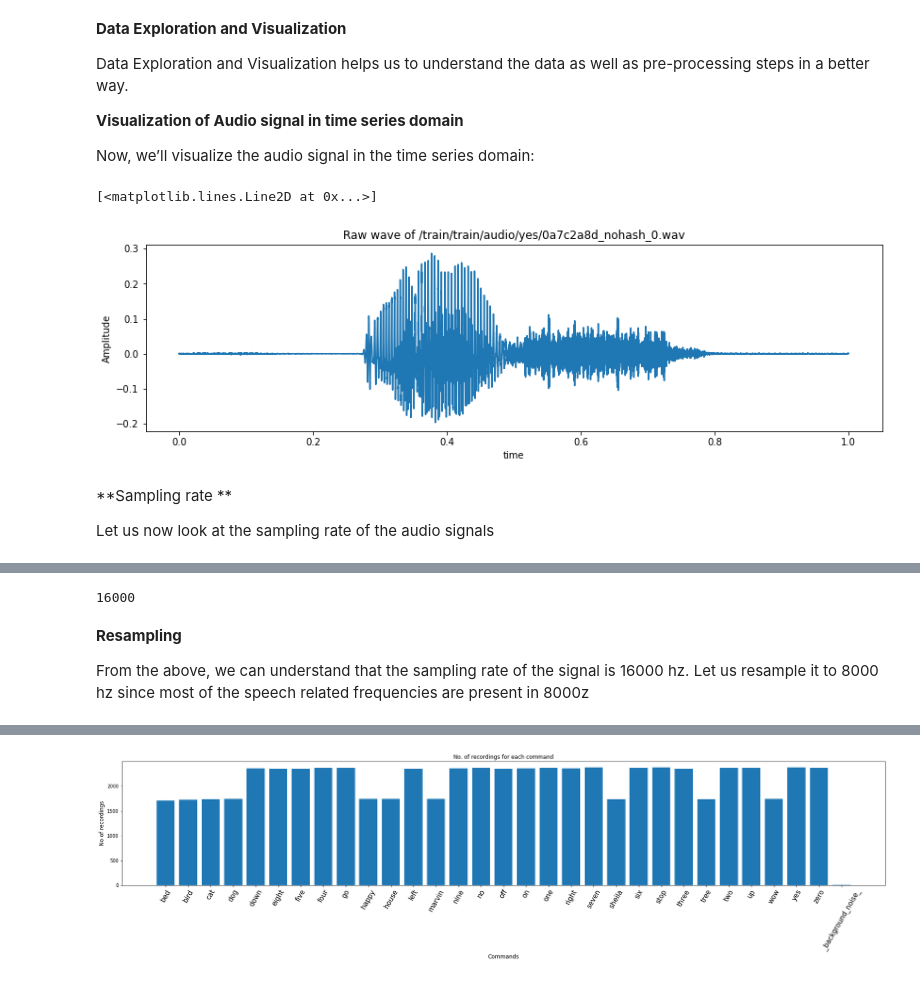
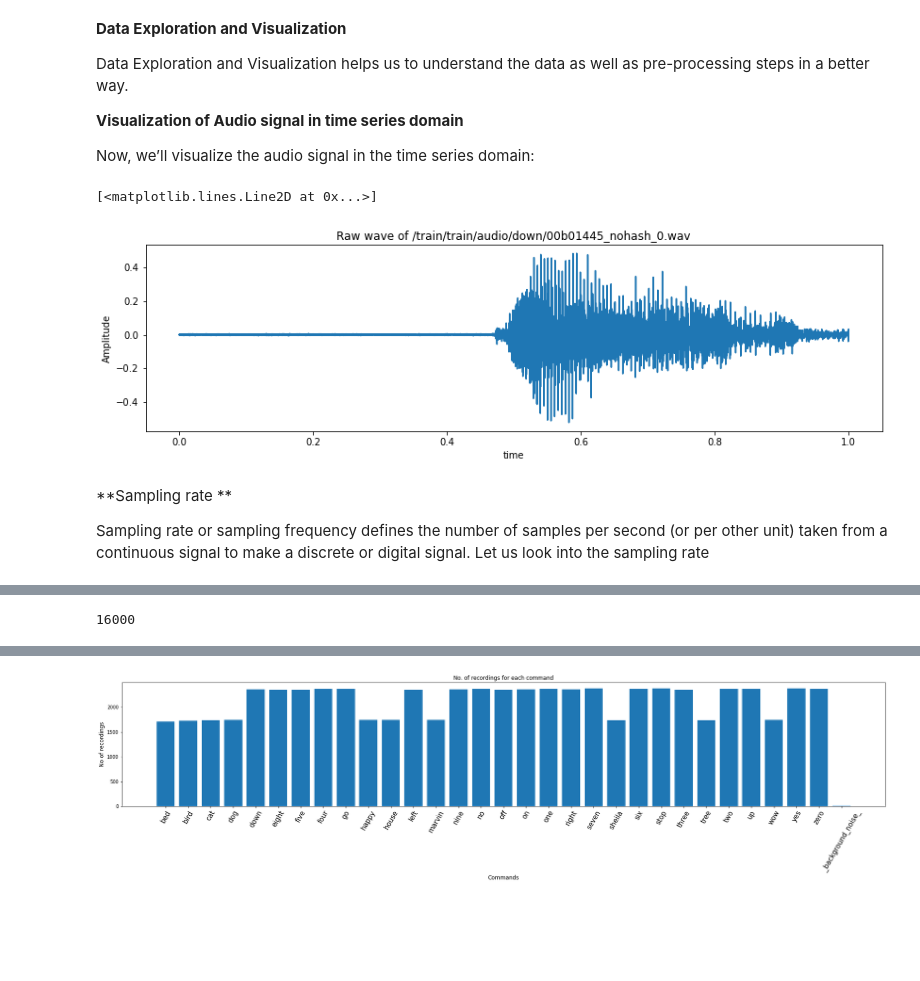
Before and after one commit to Lokesh-MU/speech-recognition, a Jupyter notebook: Speech Recognition.ipynb, the cells around one changed output, grey strips where cells are left out. Drawn from its saved outputs; the diff is of its cells as text; code cells hidden in the pictures; blank space fills up the shorter version.

```diff
--- a/Speech Recognition.ipynb
+++ b/Speech Recognition.ipynb
@@ -65,21 +72,21 @@ Data Exploration and Visualization helps us to understand the data as well as pr
 
 Now, we’ll visualize the audio signal in the time series domain:
 # %%
-train_audio_path = './train/train/audio/'
-samples, sample_rate = librosa.load(train_audio_path+'yes/0a7c2a8d_nohash_0.wav', sr = 16000)
+train_audio = './train/train/audio/'
+samples, sample_rate = librosa.load(train_audio+'down/00b01445_nohash_0.wav', sr = 16000)
 fig = plt.figure(figsize=(14, 8))
 ax1 = fig.add_subplot(211)
-ax1.set_title('Raw wave of ' + '/train/train/audio/yes/0a7c2a8d_nohash_0.wav')
+ax1.set_title('Raw wave of ' + '/train/train/audio/down/00b01445_nohash_0.wav')
 ax1.set_xlabel('time')
 ax1.set_ylabel('Amplitude')
 ax1.plot(np.linspace(0, sample_rate/len(samples), sample_rate), samples)
 # %% [output]
 [<matplotlib.lines.Line2D at 0x...>]
-[figure, old version]
+[figure, new version]
-# %% [markdown]
-**Sampling rate **
-
-Let us now look at the sampling rate of the audio signals
+# %% [markdown]
+**Sampling rate **
+
+Sampling rate or sampling frequency defines the number of samples per second (or per other unit) taken from a continuous signal to make a discrete or digital signal. Let us look into the sampling rate
 # %%
 ipd.Audio(samples, rate=sample_rate)
 # %% [output]
@@ -88,7 +95,3 @@ ipd.Audio(samples, rate=sample_rate)
 print(sample_rate)
 # %% [output]
 16000
-# %% [markdown]
-**Resampling**
-
-From the above, we can understand that the sampling rate of the signal is 16000 hz. Let us resample it to 8000 hz since most of the speech related frequencies are present in 8000z
```
Also changed, not shown: parts of 30 cells of this notebook.
